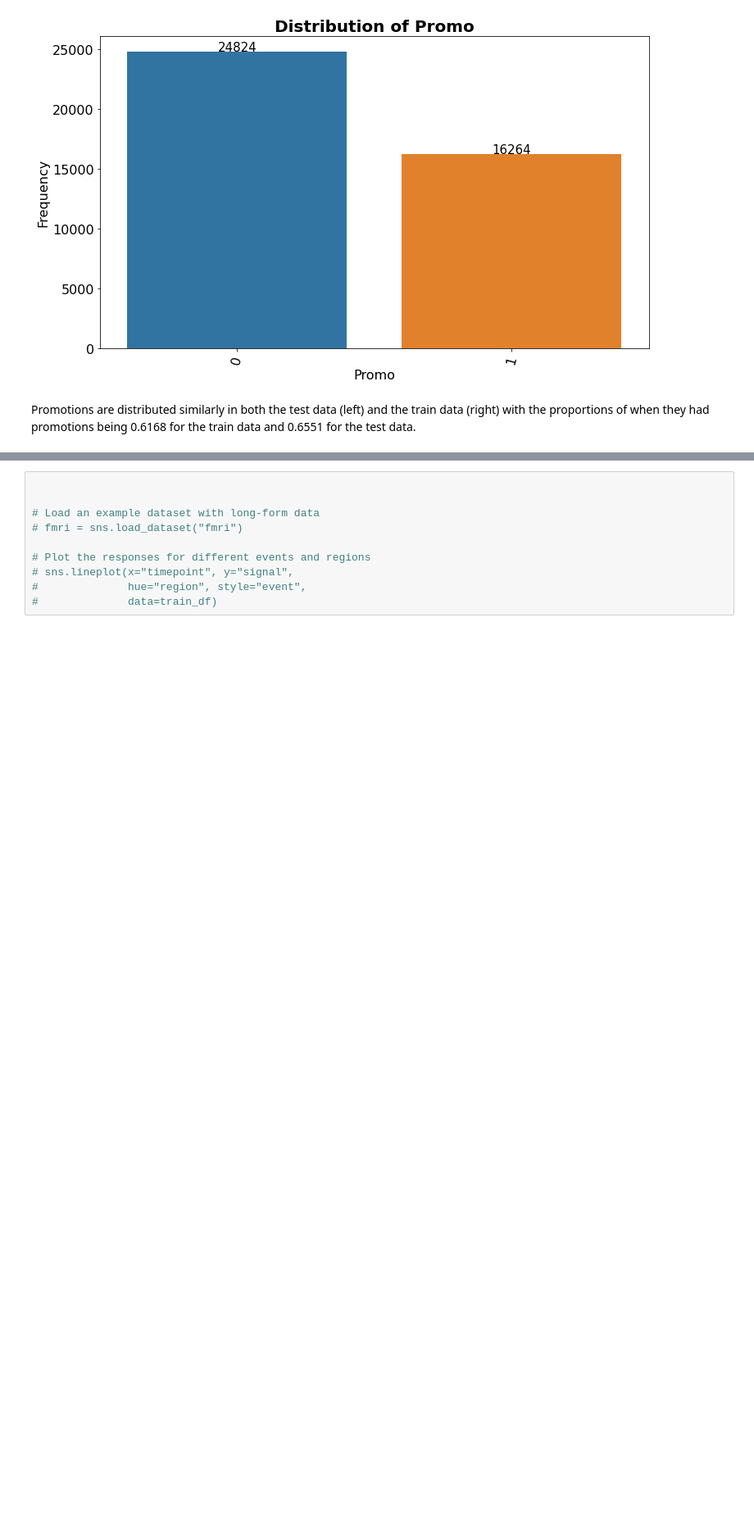
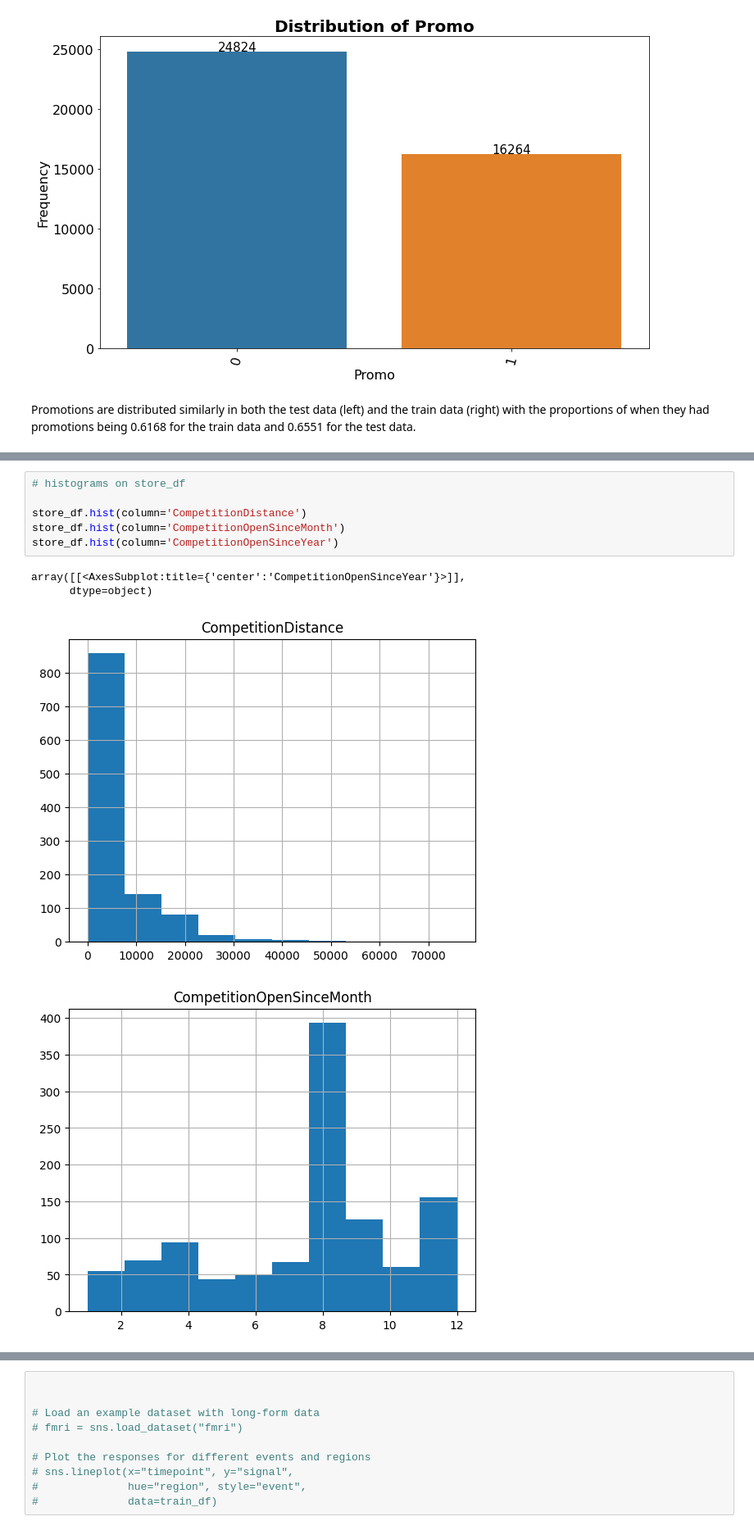
Before and after one commit to akrobi/timeseries_PharmaceuticalSalesPrediction, a Jupyter notebook: notebooks/eda.ipynb, the cells around one changed output, grey strips where cells are left out. Shown at 82% size. Saved outputs shown, nothing was run; the diff lists cells and outputs as text; blank space fills up the shorter version.

```diff
--- a/notebooks/eda.ipynb
+++ b/notebooks/eda.ipynb
@@ -264,0 +262,11 @@ Promotions are distributed similarly in both the test data (left) and the train
+# %%
+# histograms on store_df
+
+store_df.hist(column='CompetitionDistance')
+store_df.hist(column='CompetitionOpenSinceMonth')
+store_df.hist(column='CompetitionOpenSinceYear')
+# %% [output]
+array([[<AxesSubplot:title={'center':'CompetitionOpenSinceYear'}>]],
+      dtype=object)
+[figure, added]
+[figure, added]
```
Also changed, not shown: parts of 20 cells of this notebook.
